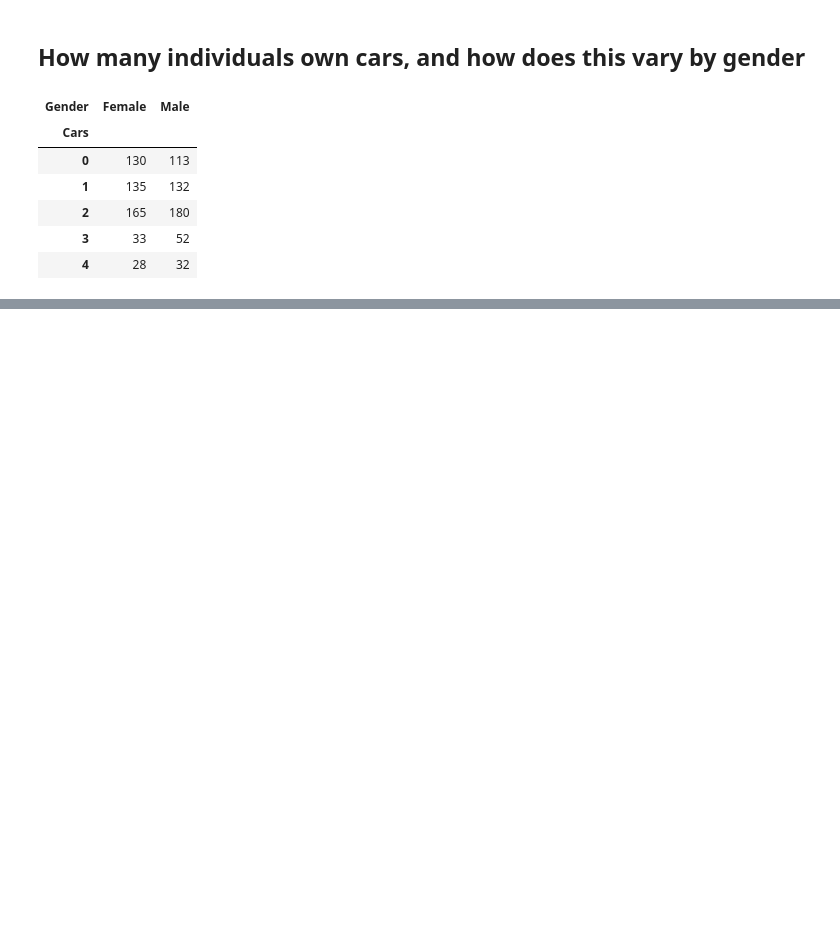
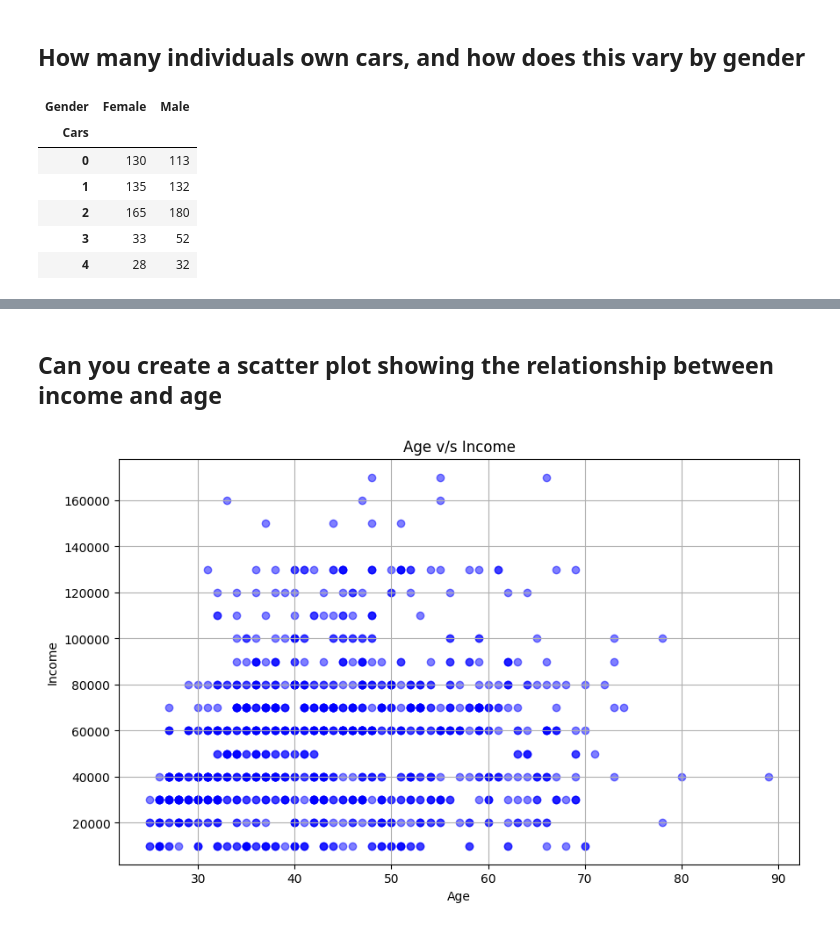
Before and after one commit to abhisunny2610/Data-Science, a Jupyter notebook: Visualization/Bike Buyers Anlys.ipynb, the cells around one changed output, grey strips where cells are left out. Cells and saved outputs as stored; diff of their text form; code cells hidden in the pictures; blank space fills up the shorter version.

```diff
--- a/Visualization/Bike Buyers Anlys.ipynb
+++ b/Visualization/Bike Buyers Anlys.ipynb
@@ -272,0 +313,14 @@ plt.show()
+# %% [markdown]
+## Can you create a scatter plot showing the relationship between income and age
+# %%
+df.sort_values("Age")
+
+plt.figure(figsize=(10,6))
+plt.scatter(x=df["Age"], y=df["Income"], alpha=0.5, color="blue")
+plt.grid (True)
+plt.title("Age v/s Income")
+plt.ylabel("Income")
+plt.xlabel("Age")
+plt.show()
+# %% [output]
+[figure, added]
```
Also changed, not shown: parts of 8 cells of this notebook.
